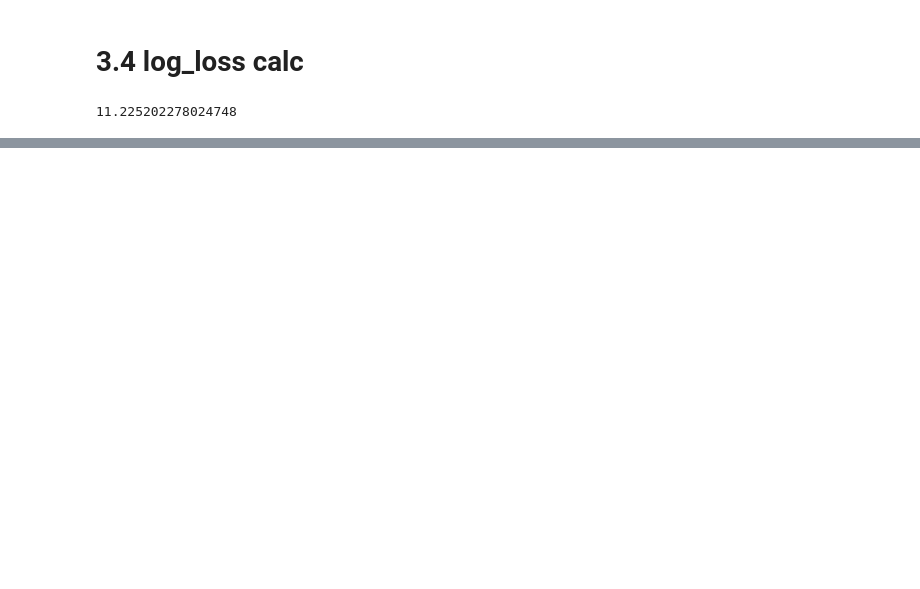
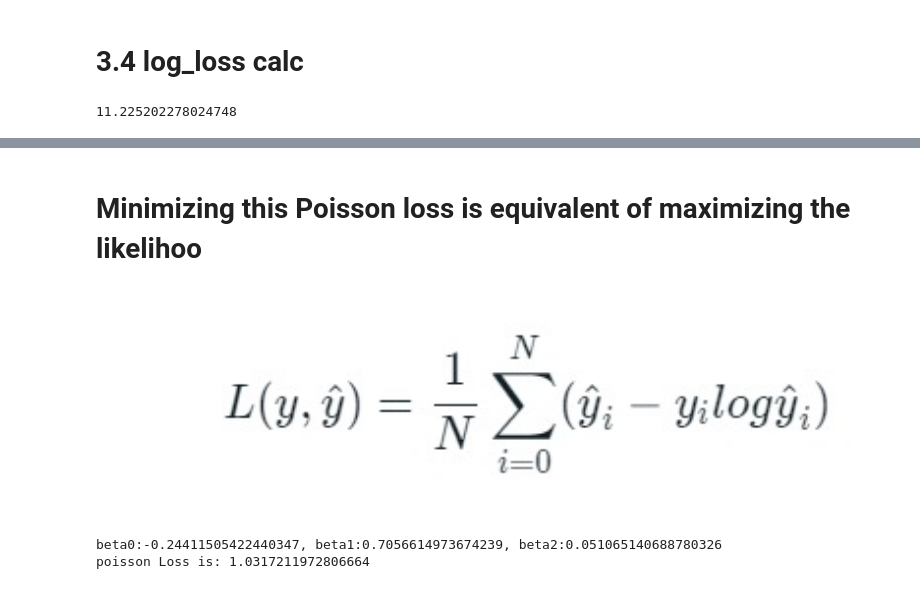
Before and after one commit to barifrah1/statisticalInferenceHW1, a Jupyter notebook: HW.ipynb, the cells around one changed output, grey strips where cells are left out. Drawn from its saved outputs; the diff is of its cells as text; code cells hidden in the pictures; blank space fills up the shorter version.

```diff
--- a/HW.ipynb
+++ b/HW.ipynb
@@ -70,0 +123,29 @@ print(log_loss(pred,y))
+# %% [markdown]
+# Minimizing this Poisson loss is equivalent of maximizing the likelihoo
+# %%
+from IPython.display import Image
+Image(filename ="img.png", width=1000, height=1000)
+# %% [output]
+[figure, added]
+# %%
+#draw 20 numbers from poisson distribution into y_arrary
+#xArray is 20 couples of numbers randomly distributed from normal(0,1) distribution
+yArray,xArray,lamdasArray = drawY(NUM_TO_DRAW_A,X_MEAN,X_STD)
+#fitting a poisson regressor with log link function
+clf = linear_model.PoissonRegressor(alpha=0)
+clf.fit(xArray,yArray)
+#printing betas
+betas = [clf.intercept_,clf.coef_[0],clf.coef_[1]]
+print(f"beta0:{clf.intercept_}, beta1:{clf.coef_[0]}, beta2:{clf.coef_[1]}")
+#drawing 10000 examples from using betas
+yArrayTest,xArrayTest,lamdasArrayTest = drawY(10000,X_MEAN,X_STD)
+#poisson loss as found in the internet  - sum(y_i-realY_i*log(y_i))/N
+yTestPred = clf.predict(xArrayTest)
+
+
+#q4.5
+loss = calculatePoissonLoss(yTestPred,yArrayTest)
+print(f"poisson Loss is: {loss}")
+# %% [output]
+beta0:-0.24411505422440347, beta1:0.7056614973674239, beta2:0.051065140688780326
+poisson Loss is: 1.0317211972806664
```
Also changed, not shown: parts of 12 cells of this notebook, 2 other files.
